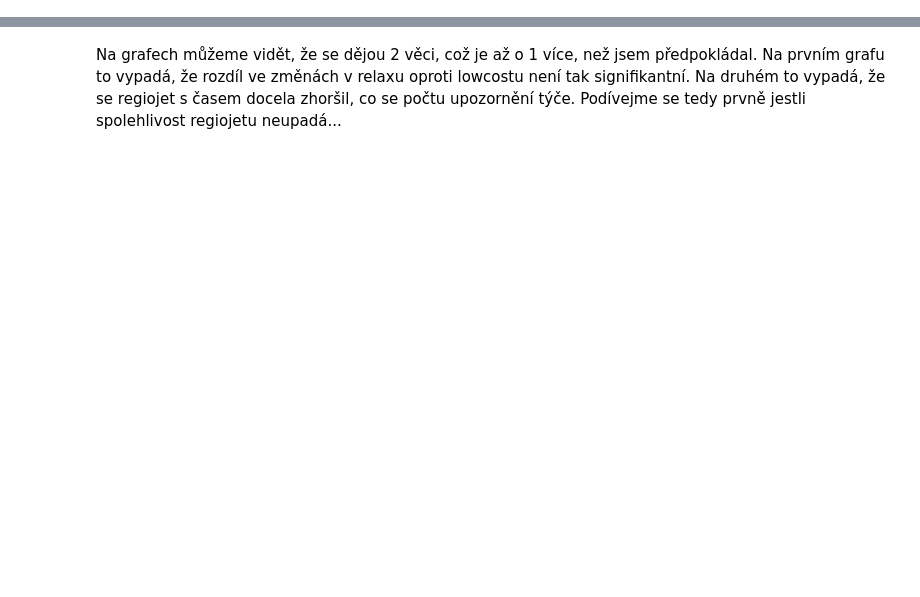
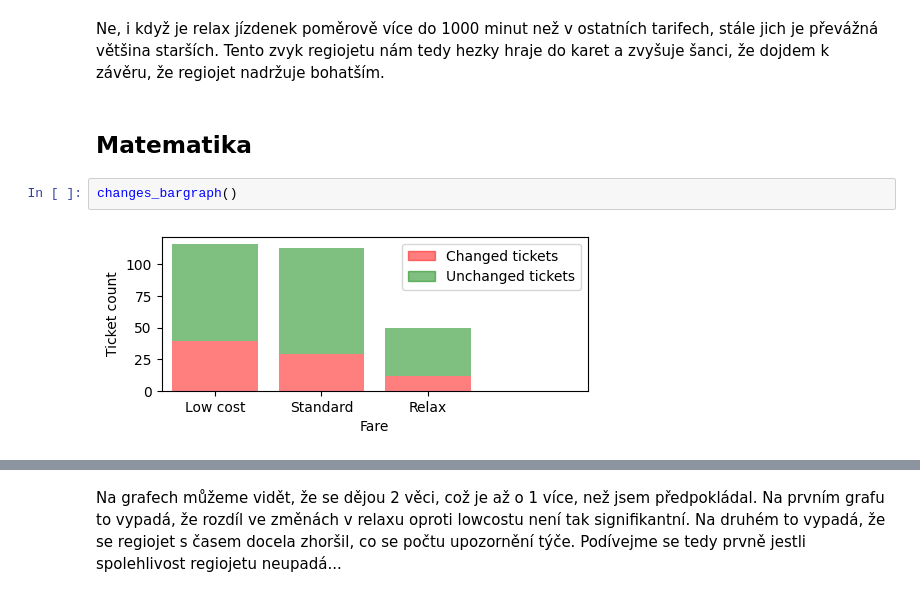
Before and after one commit to ThersVV/regiojet_analysis, a Jupyter notebook: try1.ipynb, the cells around one changed output, grey strips where cells are left out. Drawn from its saved outputs; the diff is of its cells as text; blank space fills up the shorter version.

```diff
--- a/try1.ipynb
+++ b/try1.ipynb
@@ -61,0 +49,8 @@ plt.show()
+# %% [markdown]
+Ne, i když je relax jízdenek poměrově více do 1000 minut než v ostatních tarifech, stále jich je převážná většina starších. Tento zvyk regiojetu nám tedy hezky hraje do karet a zvyšuje šanci, že dojdem k závěru, že regiojet nadržuje bohatším.
+# %% [markdown]
+## Matematika
+# %%
+changes_bargraph()
+# %% [output]
+[figure, added]
```
Also changed, not shown: parts of 20 cells of this notebook, 2 other files.
